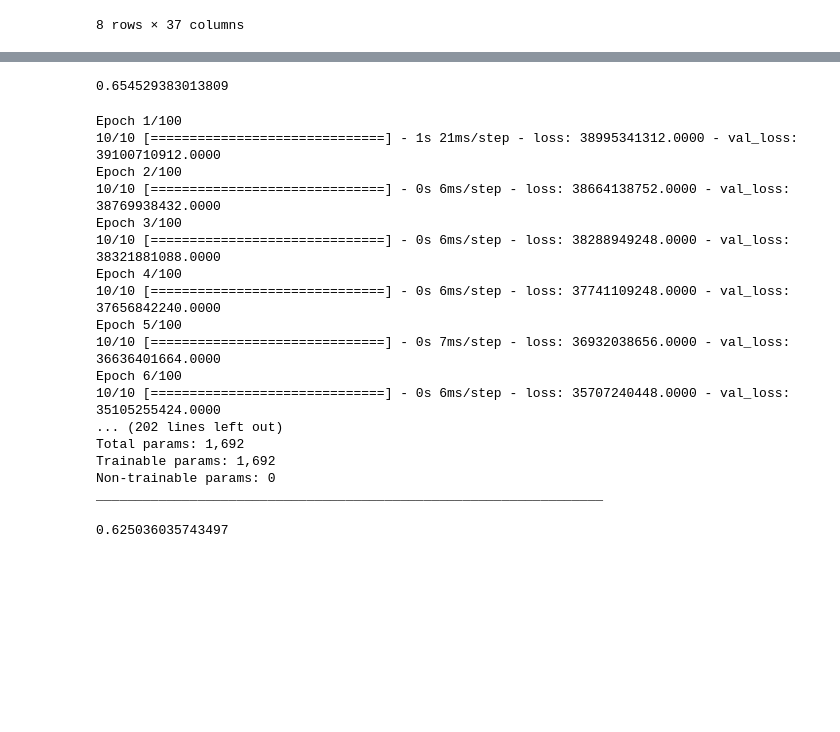
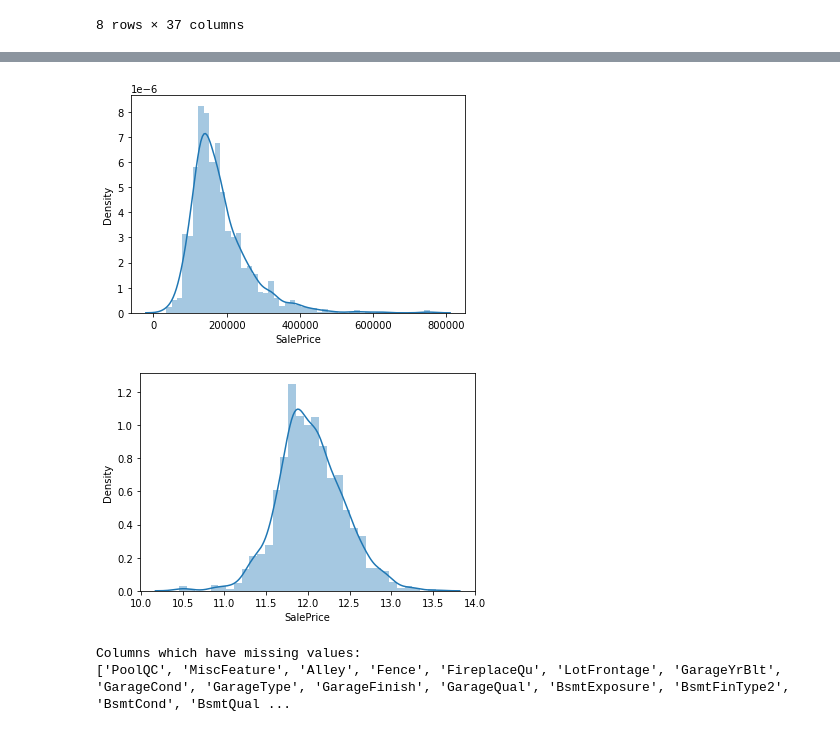
Before and after one commit to Lobna-AbdelAziz/Lobna-AbdelAziz, a Jupyter notebook: house-price-prediction.ipynb, the cells around one changed output, grey strips where cells are left out. Cells and saved outputs as stored; diff of their text form; code cells hidden in the pictures; blank space fills up the shorter version.

Commit message:
Kaggle Notebook | house price prediction | Version 3

```diff
--- a/house-price-prediction.ipynb
+++ b/house-price-prediction.ipynb
@@ -134,5 +29,0 @@ _________________________________________________________________
-# %%
-y_pred1 = model.predict(X_train)
-print(r2_score(y_train, y_pred1))
-# %% [output]
-0.654529383013809
@@ -151,27 +30,8 @@ model.compile(optimizer='Adam',loss='mse')
-# %%
-X_train, X_test, y_train, y_test = train_test_split(X, y, test_size=0.15)
-model.fit(X_train,y_train,batch_size=128,epochs=100, validation_data=(X_test,y_test))
-model.summary()
-# %% [output]
-Epoch 1/100
-10/10 [==============================] - 1s 21ms/step - loss: 38995341312.0000 - val_loss: 39100710912.0000
-Epoch 2/100
-10/10 [==============================] - 0s 6ms/step - loss: 38664138752.0000 - val_loss: 38769938432.0000
-Epoch 3/100
-10/10 [==============================] - 0s 6ms/step - loss: 38288949248.0000 - val_loss: 38321881088.0000
-Epoch 4/100
-10/10 [==============================] - 0s 6ms/step - loss: 37741109248.0000 - val_loss: 37656842240.0000
-Epoch 5/100
-10/10 [==============================] - 0s 7ms/step - loss: 36932038656.0000 - val_loss: 36636401664.0000
-Epoch 6/100
-10/10 [==============================] - 0s 6ms/step - loss: 35707240448.0000 - val_loss: 35105255424.0000
-... (202 lines left out)
-Total params: 1,692
-Trainable params: 1,692
-Non-trainable params: 0
-_________________________________________________________________
-# %%
-y_pred1 = model.predict(X_train)
-print(r2_score(y_train, y_pred1))
-# %% [output]
-0.625036035743497
+# %%
+import seaborn as sns
+import matplotlib.pyplot as plt
+
+sns.distplot(train_data['SalePrice']);
+plt.show()
+# %% [output]
+[figure, added]
@@ -177,0 +47,19 @@ print(r2_score(y_train, y_pred1))
+# %%
+X_train, X_test, y_train, y_test = train_test_split(X, y, test_size=0.2, random_state=1,shuffle=True)
+
+y_train_norm = np.log1p(y_train)
+y_test_norm = np.log1p(y_test)
+sns.distplot(y_train_norm)
+scaler = preprocessing.StandardScaler().fit(X_train)
+X_train = scaler.transform(X_train)
+X_test=scaler.transform(X_test)
+# %% [output]
+[figure, added]
+# %%
+missing = train_data.isna()
+percent = (missing.sum()/missing.count()*100).sort_values(ascending=False)
+missing_columns = percent[percent >=1].index.tolist()
+print('Columns which have missing values: \n{0}'.format(missing_columns))
+# %% [output]
+Columns which have missing values:
+['PoolQC', 'MiscFeature', 'Alley', 'Fence', 'FireplaceQu', 'LotFrontage', 'GarageYrBlt', 'GarageCond', 'GarageType', 'GarageFinish', 'GarageQual', 'BsmtExposure', 'BsmtFinType2', 'BsmtCond', 'BsmtQual ...
```
Also changed, not shown: parts of 34 cells of this notebook.
